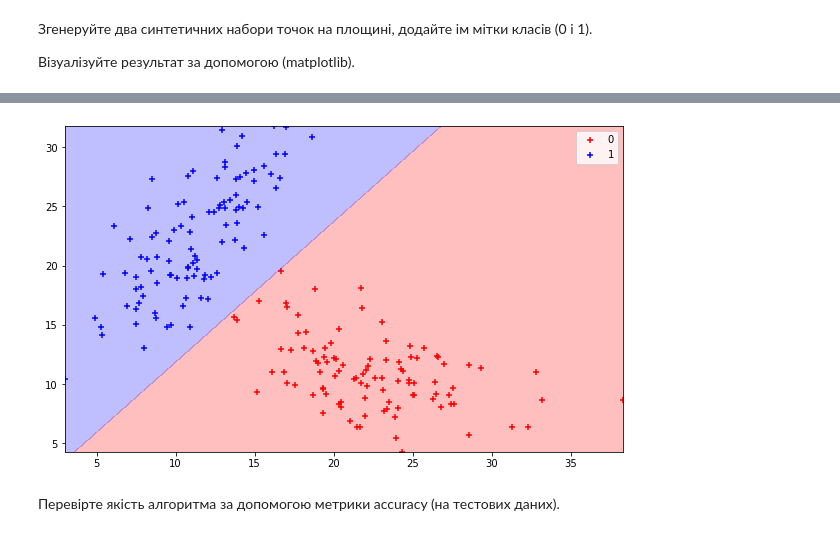
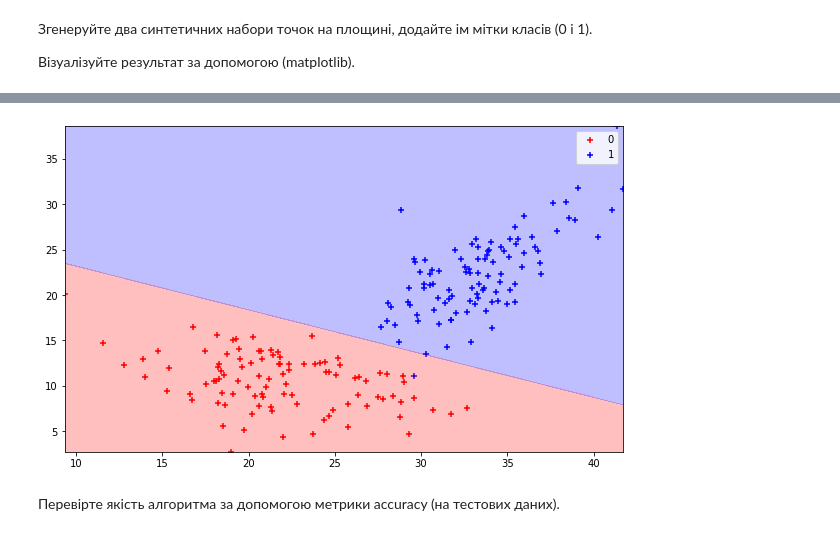
Before and after one commit to valeria-scherb/da-labs, a Jupyter notebook: Laba1.ipynb, the cells around one changed output, grey strips where cells are left out. Saved outputs shown, nothing was run; the diff lists cells and outputs as text; code cells hidden in the pictures.

```diff
--- a/Laba1.ipynb
+++ b/Laba1.ipynb
@@ -76,20 +85,20 @@ plt.plot(its, np.zeros(iter_limit+1), color='k')
 
 Візуалізуйте результат за допомогою (matplotlib).
 # %%
-points = 100
-mean_1 = [22, 11]
-cov_1 = [[20, -5],
-         [-5, 10]]
-mean_2 = [11, 22]
-cov_2 = [[10, 10],
-         [10, 20]]
+points = 100        # количество точек
+mean_1 = [22, 11]   # вектор среднего
+cov_1 = [[20, -5],  #   и матрица ковариации
+         [-5, 10]]  #     для первого класса
+mean_2 = [33, 22]   # вектор среднего
+cov_2 = [[10, 10],  #   и матрица ковариации
+         [10, 20]]  #     для второго класса
 # -------------------------------------------------
-pts_1 = np.random.multivariate_normal(mean_1, cov_1, points)
-pts_2 = np.random.multivariate_normal(mean_2, cov_2, points)
+pts_1 = np.random.multivariate_normal(mean_1, cov_1, points)  # получение выборки точек из первого (0)
+pts_2 = np.random.multivariate_normal(mean_2, cov_2, points)  #   и второго (1) класса ~ N^2[mean_i, cov_i]
 # -------------------------------------------------
 plt.figure(figsize=(10, 6))
-plt.scatter(pts_1[:, 0], pts_1[:, 1], marker = '+', color='red', label='0')
-plt.scatter(pts_2[:, 0], pts_2[:, 1], marker = '+', color='blue', label='1')
+plt.scatter(pts_1[:, 0], pts_1[:, 1], marker = '+', color='red', label='0')  # красные точки принадлежат первому (0)
+plt.scatter(pts_2[:, 0], pts_2[:, 1], marker = '+', color='blue', label='1') #   а синие - второму (1) классу
 plt.legend()
 # %% [output]
 <matplotlib.legend.Legend at 0x...>
@@ -119,16 +162,16 @@ plt.plot(range(0, iter_limit), acc)
 # %%
 plt.figure(figsize=(10, 6))
-plt.scatter(X[y == 0][:, 0], X[y == 0][:, 1], marker='+', color='red', label='0')
-plt.scatter(X[y == 1][:, 0], X[y == 1][:, 1], marker='+', color='blue', label='1')
+plt.scatter(X[y == 0][:, 0], X[y == 0][:, 1], marker='+', color='red', label='0')   # красные точки, класс 0
+plt.scatter(X[y == 1][:, 0], X[y == 1][:, 1], marker='+', color='blue', label='1')  # синие точки, класс 1
 plt.legend()
-x1_min, x1_max = X[:,0].min(), X[:,0].max(),
-x2_min, x2_max = X[:,1].min(), X[:,1].max(),
-xx1, xx2 = np.meshgrid(np.linspace(x1_min, x1_max), np.linspace(x2_min, x2_max))
-grid = np.c_[xx1.ravel(), xx2.ravel()]
-probs = sigm(np.dot(grid, C)).reshape(xx1.shape)
-plt.contourf(xx1, xx2, probs, [0, 0.5, 1], colors=['red', 'blue', 'black'], alpha=0.25);
+x1_min, x1_max = X[:,0].min(), X[:,0].max(),  # пределы отрисовки по одной
+x2_min, x2_max = X[:,1].min(), X[:,1].max(),  #   и второй координате
+xx1, xx2 = np.meshgrid(np.linspace(x1_min, x1_max), np.linspace(x2_min, x2_max))  # построение осей сетки
+grid = np.c_[xx1.ravel(), xx2.ravel()]  # и самой сетки для классификации по всей поверхности для графика
+probs = sigm(np.dot(intc(grid), C)).reshape(xx1.shape)  # выполнение классификации по сетке (всей поверхности)
+plt.contourf(xx1, xx2, probs, [0, 0.5, 1], colors=['red', 'blue', 'black'], alpha=0.25);  # и отрисовка результата
 # %% [output]
-[figure, old version]
+[figure, new version]
 # %% [markdown]
 Перевірте якість алгоритма за допомогою метрики accuracy (на тестових даних).
 # %%
```
Also changed, not shown: parts of 10 cells of this notebook.
